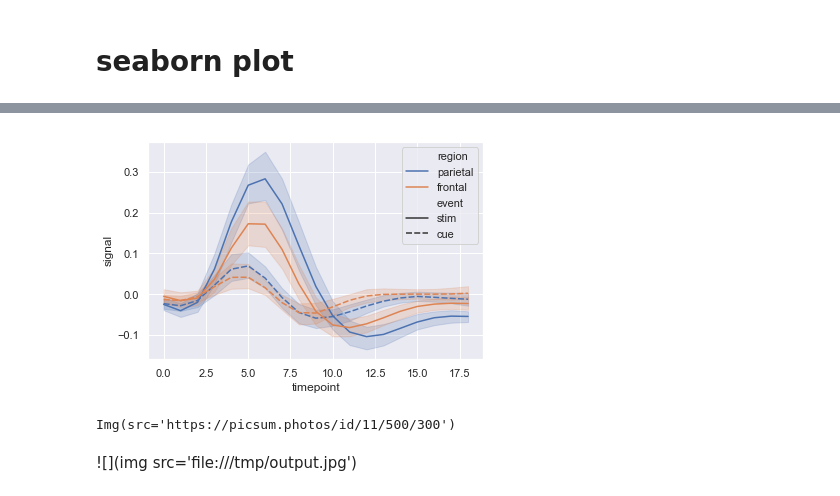
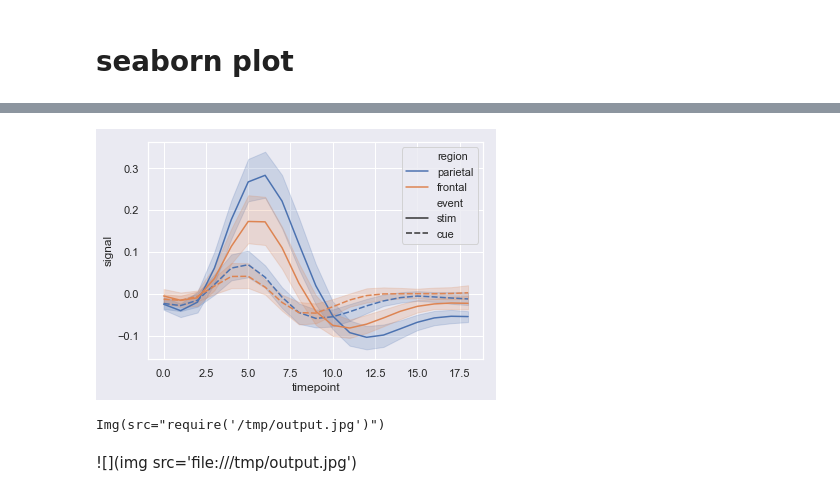
Before and after one commit to marketneutral/misc_research, a Jupyter notebook: voila-vuetify-examples.ipynb, the cells around one changed output, grey strips where cells are left out. Saved outputs shown, nothing was run; the diff lists cells and outputs as text; code cells hidden in the pictures.

```diff
--- a/voila-vuetify-examples.ipynb
+++ b/voila-vuetify-examples.ipynb
@@ -81,3 +81,10 @@ import seaborn as sns
 import matplotlib.pyplot as plt
 # %%
 #!pip install --upgrade seaborn
+# %%
+#sns.set(style="darkgrid")
+sns.axes_style("darkgrid")
+sns.set(rc={'figure.facecolor':'#EAEAF2'})
+
+# Load an example dataset with long-form data
+fmri = sns.load_dataset("fmri")
@@ -84,22 +100,17 @@ import matplotlib.pyplot as plt
 # %%
-sns.set(style="darkgrid")
-
-# Load an example dataset with long-form data
-fmri = sns.load_dataset("fmri")
-
 # Plot the responses for different events and regions
 fig = sns.lineplot(x="timepoint", y="signal",
              hue="region", style="event",
              data=fmri)
-plt.savefig('output.jpg', format='jpg')
+plt.savefig('/tmp/output.jpg', format='jpg')
 # %% [output]
-[figure, old version]
+[figure, new version]
 # %%
-v.Img(src ='https://picsum.photos/id/11/500/300' )
-#v.Img(src ='file:///tmp/output.jpg')
+#v.Img(src ='https://picsum.photos/id/11/500/300' )
+v.Img(src ="require('/tmp/output.jpg')")
 #v.Img(src = 'https://en.wikipedia.org/wiki/Orange_(fruit)#/media/File:Orange-Whole-&-Split.jpg')
 # %% [output]
-Img(src='https://picsum.photos/id/11/500/300')
+Img(src="require('/tmp/output.jpg')")
 # %% [markdown]
 ![](img src='file:///tmp/output.jpg')
 # %%
```
Also changed, not shown: parts of 14 cells of this notebook, 2 other files.
